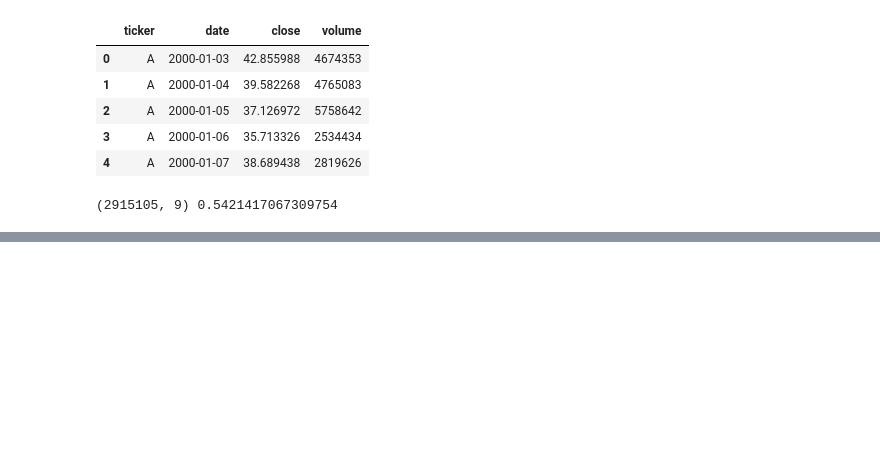
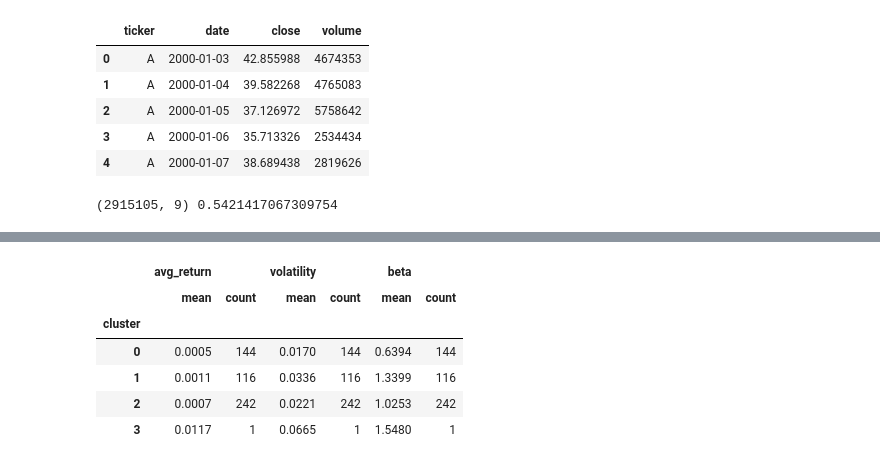
Before and after one commit to mpatelgr/finance-data-pipeline, a Jupyter notebook: notebooks/01_scikit_test.ipynb, the cells around one changed output, grey strips where cells are left out. Cells and saved outputs as stored; diff of their text form; code cells hidden in the pictures; blank space fills up the shorter version.

```diff
--- a/notebooks/01_scikit_test.ipynb
+++ b/notebooks/01_scikit_test.ipynb
@@ -202,0 +252,35 @@ dtype: float64
+# %%
+from sklearn.cluster import KMeans
+from sklearn.preprocessing import StandardScaler
+
+
+def cluster_stocks(profiles, n_clusters=4):
+    """Group tickers into clusters based on their profile statistics.
+
+    Parameters
+    ----------
+    profiles : pandas.DataFrame
+        Output of ``stock_profiles``.
+    n_clusters : int, optional
+        Number of groups to find. Default is 4.
+
+    Returns
+    -------
+    pandas.Series
+        Cluster label for each ticker, indexed by ticker.
+    """
+    scaled = StandardScaler().fit_transform(profiles)  # put columns on equal footing
+    km = KMeans(n_clusters=n_clusters, n_init=10, random_state=0)
+    return pd.Series(km.fit_predict(scaled), index=profiles.index, name="cluster")
+
+
+profiles["cluster"] = cluster_stocks(profiles, n_clusters=4)
+profiles.groupby("cluster").agg(["mean", "count"]).round(4)
+# %% [output]
+|  | avg_return |  | volatility |  | beta |  |
+|  | mean | count | mean | count | mean | count |
+| cluster |  |  |  |  |  |  |
+| 0 | 0.0005 | 144 | 0.0170 | 144 | 0.6394 | 144 |
+| 1 | 0.0011 | 116 | 0.0336 | 116 | 1.3399 | 116 |
+| 2 | 0.0007 | 242 | 0.0221 | 242 | 1.0253 | 242 |
+| 3 | 0.0117 | 1 | 0.0665 | 1 | 1.5480 | 1 |
```
Also changed, not shown: parts of 3 cells of this notebook.
